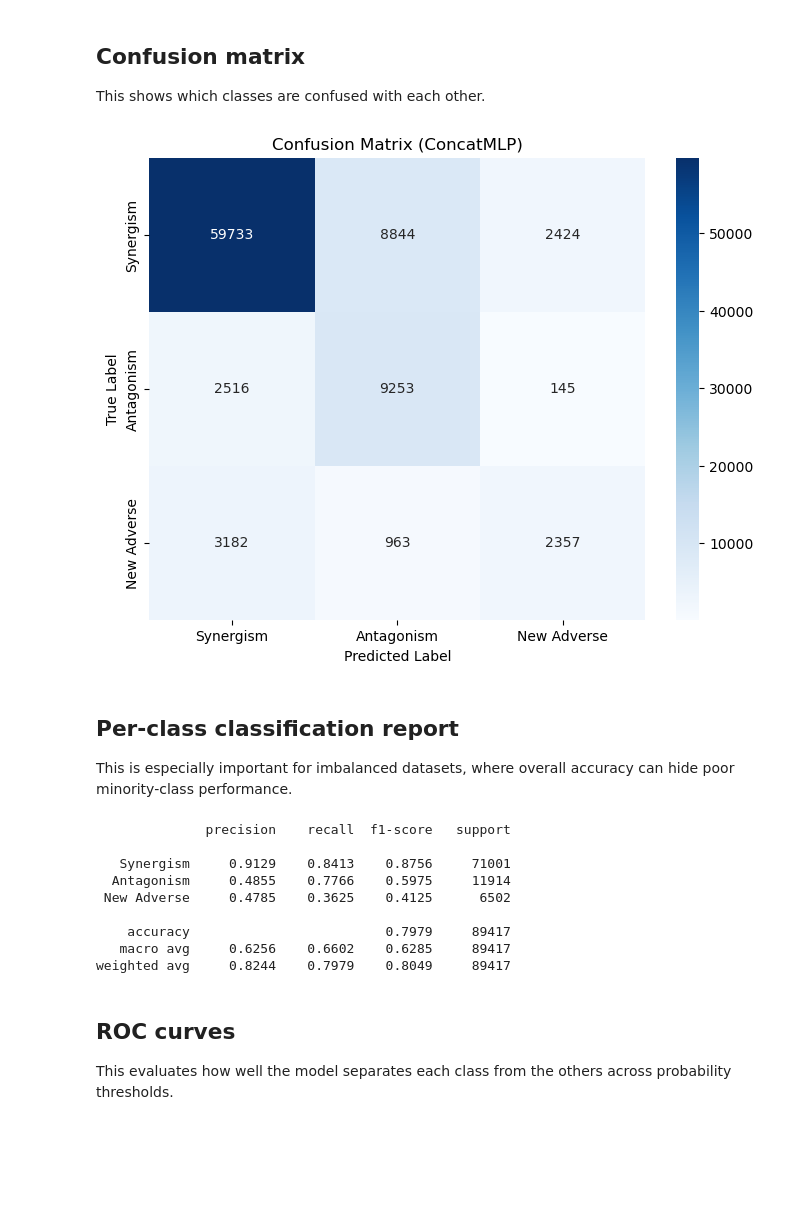
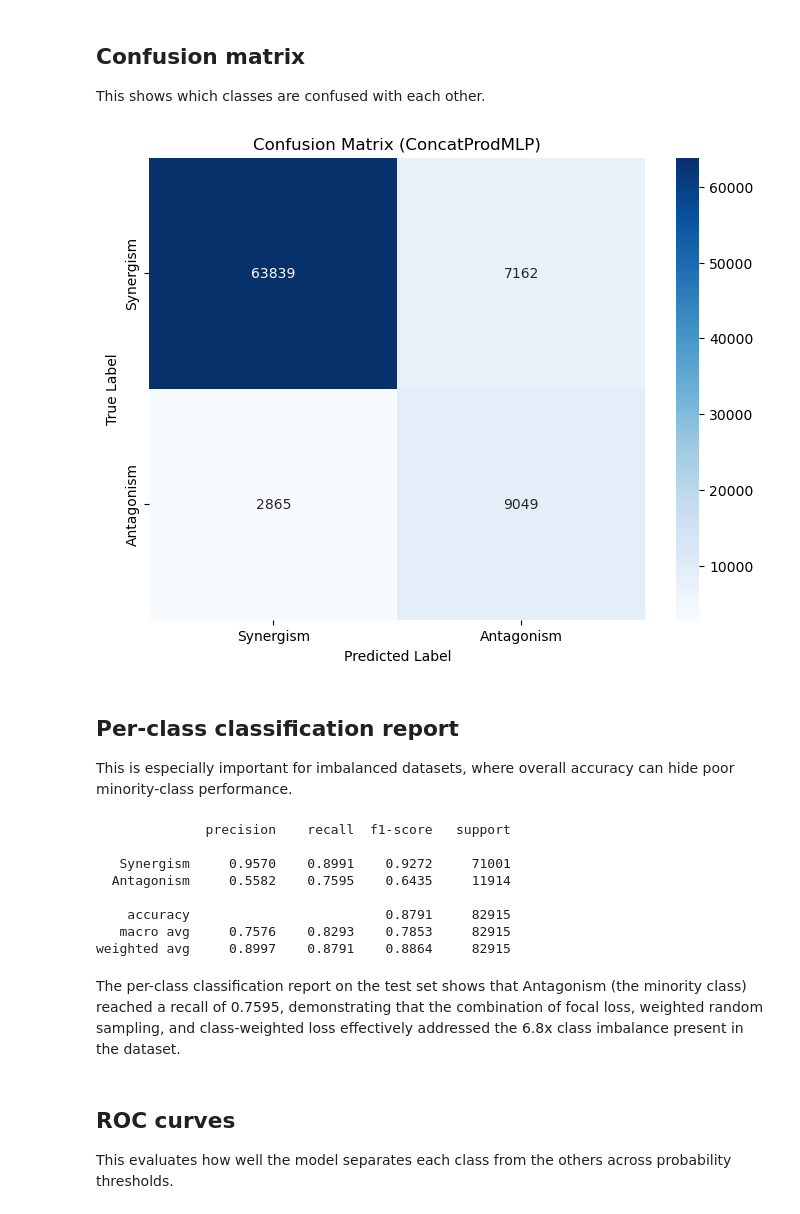
Before and after one commit to summyyyyy/Mixture-Toxicity-Predictor-with-Real-Time-Explanations, a Jupyter notebook: P3_Learning_Drug‑Drug_Interactions.ipynb, the cells around one changed output. Saved outputs shown, nothing was run; the diff lists cells and outputs as text; code cells hidden in the pictures; blank space fills up the shorter version.

Commit message:
p3 class imbalance handling

```diff
--- a/P3_Learning_Drug‑Drug_Interactions.ipynb
+++ b/P3_Learning_Drug‑Drug_Interactions.ipynb
@@ -554,9 +637,12 @@ All candidate models are trained under the same conditions and selected using va
 # %%
 def train_candidate_model(model_name, encoder_meta, train_loader, val_loader, class_weights, device,
                           lr=1e-3, weight_decay=1e-5, max_epochs=200, patience=10,
-                          freeze_encoder_epochs=3):
+                          freeze_encoder_epochs=3,use_focal_loss=True, focal_gamma=2.0):
 
-    model = build_interaction_model(model_name, encoder_meta, num_classes=3, dropout=0.2).to(device)
+    '''use_focal_loss: if True, use FocalLoss(class_weights, gamma) instead of plain CrossEntropyLoss.
+       focal_gamma: gamma parameter for focal loss (2.0 is a common default).'''
+
+    model = build_interaction_model(model_name, encoder_meta, num_classes=2, dropout=0.2).to(device)
 
     for p in model.encoder.parameters():
         p.requires_grad = False
@@ -571,7 +657,11 @@ def train_candidate_model(model_name, encoder_meta, train_loader, val_loader, cl
         optimizer, mode='max', factor=0.5, patience=3
     )
 
-    criterion = nn.CrossEntropyLoss(weight=class_weights)
+    # ----- LOSS: choose CrossEntropyLoss or FocalLoss -----
+    if use_focal_loss:
+        criterion = FocalLoss(alpha=class_weights, gamma=focal_gamma, reduction='mean')
+    else:
+        criterion = nn.CrossEntropyLoss(weight=class_weights)
 
     history = []
     best_val_macro_f1 = -1.0
@@ -640,7 +730,7 @@ def train_candidate_model(model_name, encoder_meta, train_loader, val_loader, cl
 
 This is the main model-selection stage for Phase 3. The best model is the one that learns the most balanced interaction patterns across all classes.
 # %%
-candidate_models = ["ConcatMLP", "ConcatProdMLP", "BilinearConcatProd"]
+candidate_models = ["ConcatMLP", "ConcatProdMLP", "AbsDiffMLP"]
 
 all_results = []
 all_histories = {}
@@ -662,7 +752,9 @@ for model_name in candidate_models:
         weight_decay=1e-5,
         max_epochs=200,
         patience=10,
-        freeze_encoder_epochs=3
+        freeze_encoder_epochs=3,
+        use_focal_loss=True,
+        focal_gamma=2.0
     )
 
     all_histories[model_name] = history_df
@@ -748,7 +822,7 @@ The test set is used only after model selection, giving a fair estimate of final
 best_model = build_interaction_model(
     model_name=best_overall["model_name"],
     encoder_meta=best_overall["encoder_meta"],
-    num_classes=3,
+    num_classes=2,
     dropout=0.2
 ).to(device)
 
@@ -799,21 +889,21 @@ This shows which classes are confused with each other.
 # %%
 cm = confusion_matrix(test_metrics["labels"], test_metrics["preds"])
 
 plt.figure(figsize=(8, 6))
 sns.heatmap(
     cm,
     annot=True,
     fmt='d',
     cmap='Blues',
-    xticklabels=['Synergism', 'Antagonism', 'New Adverse'],
-    yticklabels=['Synergism', 'Antagonism', 'New Adverse']
+    xticklabels=['Synergism', 'Antagonism'],
+    yticklabels=['Synergism', 'Antagonism']
 )
 plt.xlabel("Predicted Label")
 plt.ylabel("True Label")
 plt.title(f"Confusion Matrix ({best_model_name})")
 plt.show()
 # %% [output]
-[figure, old version]
+[figure, new version]
 # %% [markdown]
 ## Per-class classification report
 
@@ -822,19 +912,20 @@ This is especially important for imbalanced datasets, where overall accuracy can
 print(classification_report(
     test_metrics["labels"],
     test_metrics["preds"],
-    target_names=['Synergism', 'Antagonism', 'New Adverse'],
+    target_names=['Synergism', 'Antagonism'],
     digits=4
 ))
 # %% [output]
               precision    recall  f1-score   support
 
-   Synergism     0.9129    0.8413    0.8756     71001
-  Antagonism     0.4855    0.7766    0.5975     11914
- New Adverse     0.4785    0.3625    0.4125      6502
+   Synergism     0.9570    0.8991    0.9272     71001
+  Antagonism     0.5582    0.7595    0.6435     11914
 
-    accuracy                         0.7979     89417
-   macro avg     0.6256    0.6602    0.6285     89417
-weighted avg     0.8244    0.7979    0.8049     89417
+    accuracy                         0.8791     82915
+   macro avg     0.7576    0.8293    0.7853     82915
+weighted avg     0.8997    0.8791    0.8864     82915
+# %% [markdown]
+The per-class classification report on the test set shows that Antagonism (the minority class) reached a recall of 0.7595, demonstrating that the combination of focal loss, weighted random sampling, and class-weighted loss effectively addressed the 6.8x class imbalance present in the dataset.
 # %% [markdown]
 ## ROC curves
 
```
Also changed, not shown: parts of 19 cells of this notebook, 3 other files.
